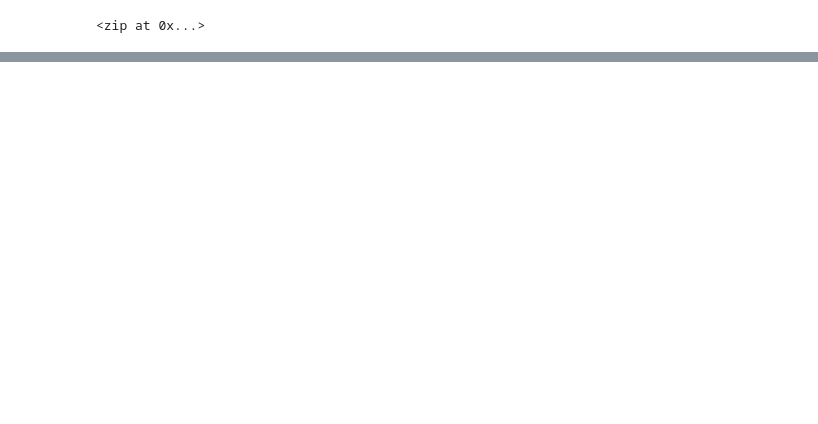
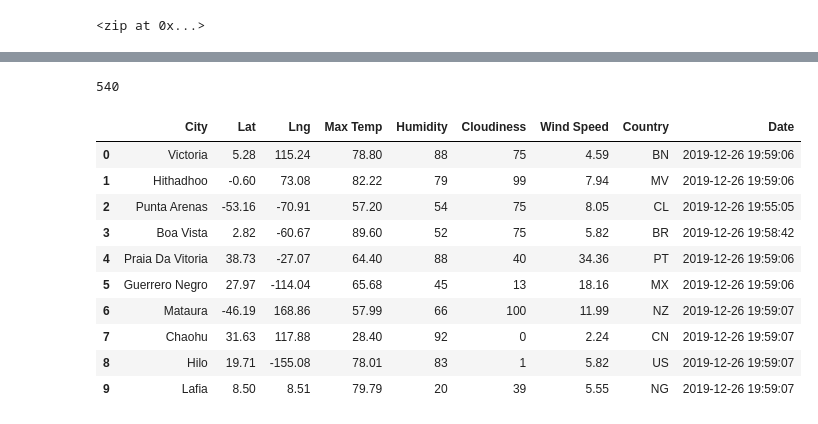
Before and after one commit to louise-hsu/World_Weather_Analysis, a Jupyter notebook: Weather.ipynb, the cells around one changed output, grey strips where cells are left out. Drawn from its saved outputs; the diff is of its cells as text; code cells hidden in the pictures; blank space fills up the shorter version.

```diff
--- a/Weather.ipynb
+++ b/Weather.ipynb
@@ -33,0 +128,20 @@ len(cities)
+# %%
+len(city_data)
+# %% [output]
+540
+# %%
+# Convert the array of dictionaries to a Pandas DataFrame.
+city_data_df = pd.DataFrame(city_data)
+city_data_df.head(10)
+# %% [output]
+|  | City | Lat | Lng | Max Temp | Humidity | Cloudiness | Wind Speed | Country | Date |
+| 0 | Victoria | 5.28 | 115.24 | 78.80 | 88 | 75 | 4.59 | BN | 2019-12-26 19:59:06 |
+| 1 | Hithadhoo | -0.60 | 73.08 | 82.22 | 79 | 99 | 7.94 | MV | 2019-12-26 19:59:06 |
+| 2 | Punta Arenas | -53.16 | -70.91 | 57.20 | 54 | 75 | 8.05 | CL | 2019-12-26 19:55:05 |
+| 3 | Boa Vista | 2.82 | -60.67 | 89.60 | 52 | 75 | 5.82 | BR | 2019-12-26 19:58:42 |
+| 4 | Praia Da Vitoria | 38.73 | -27.07 | 64.40 | 88 | 40 | 34.36 | PT | 2019-12-26 19:59:06 |
+| 5 | Guerrero Negro | 27.97 | -114.04 | 65.68 | 45 | 13 | 18.16 | MX | 2019-12-26 19:59:06 |
+| 6 | Mataura | -46.19 | 168.86 | 57.99 | 66 | 100 | 11.99 | NZ | 2019-12-26 19:59:07 |
+| 7 | Chaohu | 31.63 | 117.88 | 28.40 | 92 | 0 | 2.24 | CN | 2019-12-26 19:59:07 |
+| 8 | Hilo | 19.71 | -155.08 | 78.01 | 83 | 1 | 5.82 | US | 2019-12-26 19:59:07 |
+| 9 | Lafia | 8.50 | 8.51 | 79.79 | 20 | 39 | 5.55 | NG | 2019-12-26 19:59:07 |
```
Also changed, not shown: parts of 6 cells of this notebook, 3 other files.
